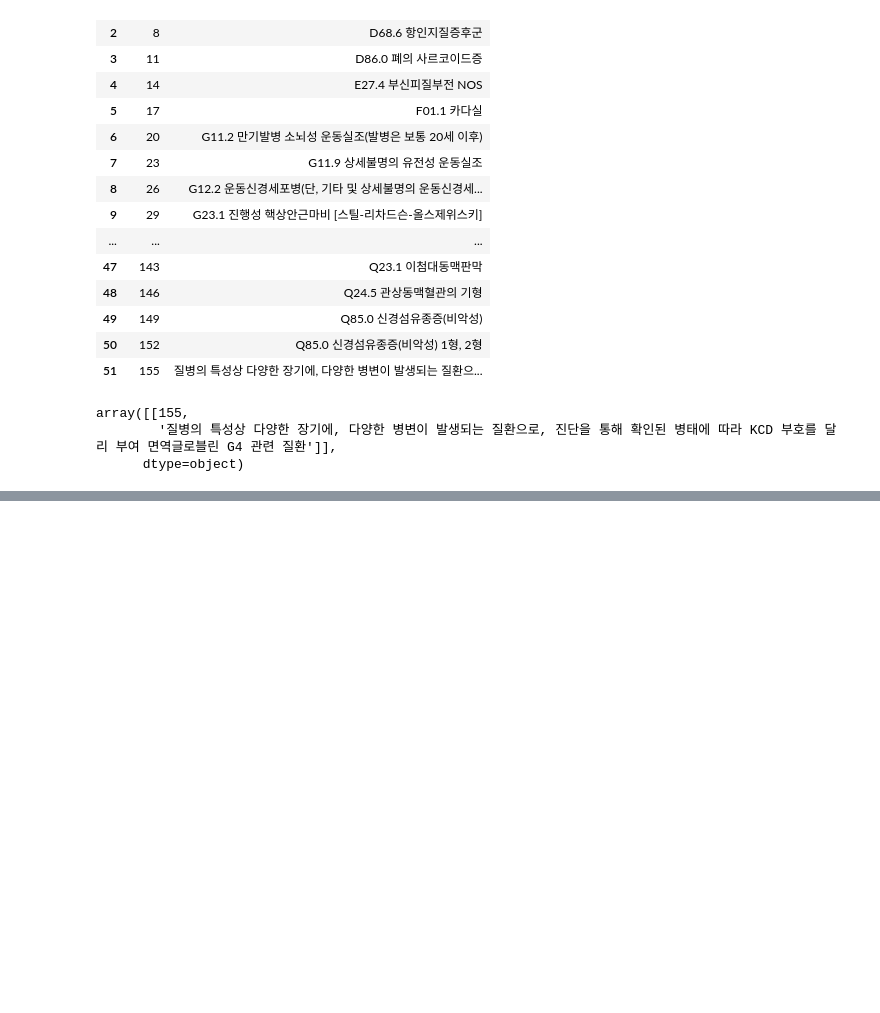
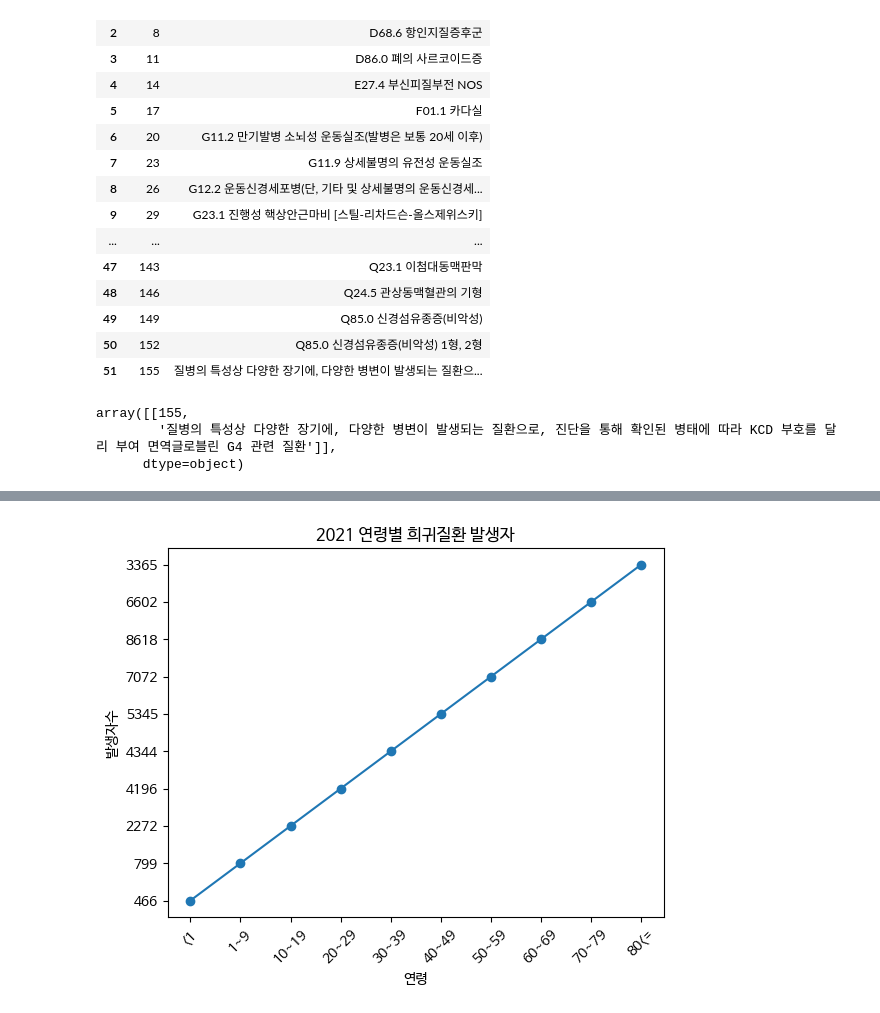
Before and after one commit to kdj0712/rare_field_fastapis, a Jupyter notebook: data/data_analysis/persona2/ipynb/DDA/persona2_DDA_yugyeong_accrual_death.ipynb, the cells around one changed output, grey strips where cells are left out. Cells and saved outputs as stored; diff of their text form; code cells hidden in the pictures; blank space fills up the shorter version.

```diff
--- a/data/data_analysis/persona2/ipynb/DDA/persona2_DDA_yugyeong_accrual_death.ipynb
+++ b/data/data_analysis/persona2/ipynb/DDA/persona2_DDA_yugyeong_accrual_death.ipynb
@@ -149,0 +239,9 @@ array([[155,
+# %%
+plt.plot(df_total_age_cut['연령'], df_total_age_cut['발생자수'], marker='o', linestyle='-')
+plt.title('2021 연령별 희귀질환 발생자')
+plt.xlabel('연령')
+plt.ylabel('발생자수')
+plt.xticks(rotation=45)
+plt.show()
+# %% [output]
+[figure, added]
```
Also changed, not shown: parts of 10 cells of this notebook, 1 other file.
